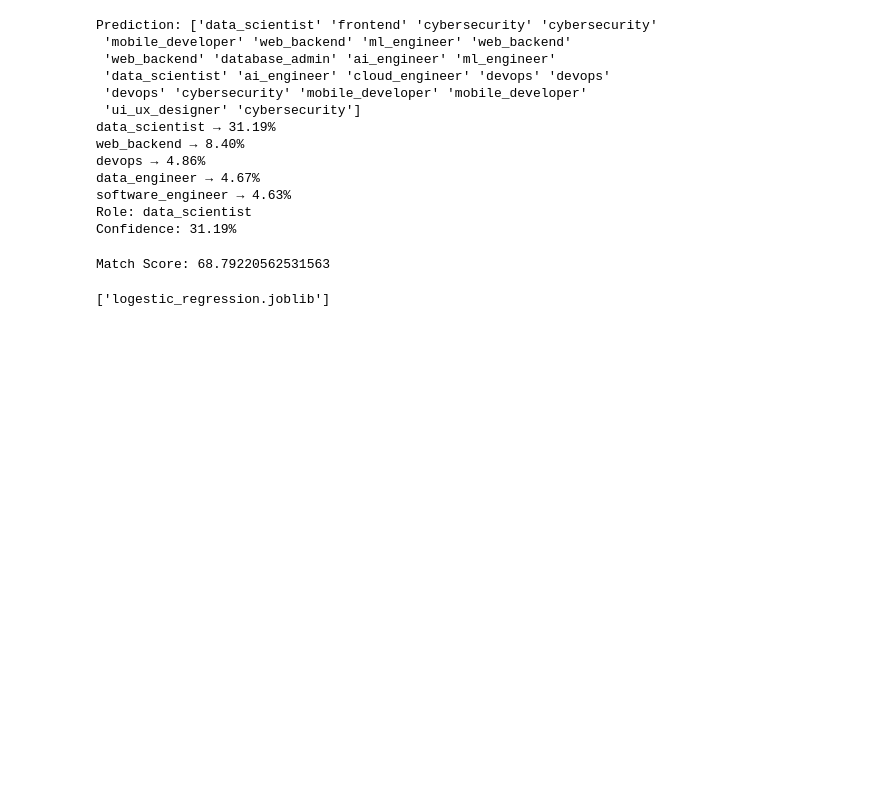
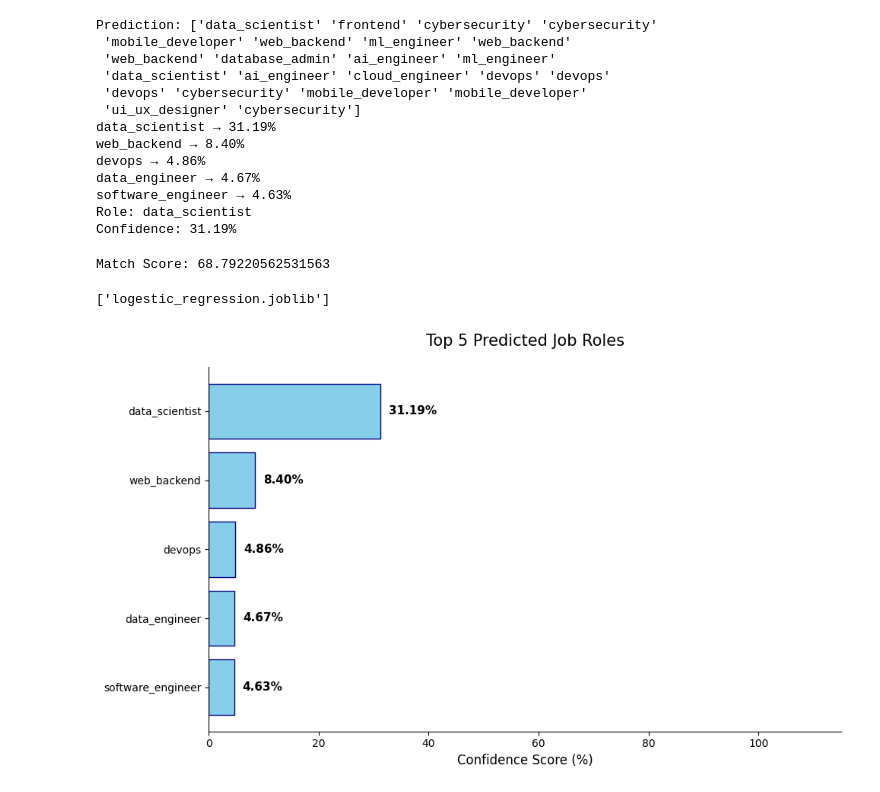
Before and after one commit to MAHESH-YALIGAR/ResumeIQ-Analyzer, a Jupyter notebook: resume.ipynb, the cells around one changed output. Drawn from its saved outputs; the diff is of its cells as text; code cells hidden in the pictures; blank space fills up the shorter version.

```diff
--- a/resume.ipynb
+++ b/resume.ipynb
@@ -269,11 +269,14 @@ predicted_role = model.classes_[predicted_role_index]
 
 confidence_score = probabilities[0][predicted_role_index] * 100
 probs = probabilities[0]
-
+matching_data=[]
 top_indices = np.argsort(probs)[::-1]   # highest → lowest
 for i in top_indices[:5]:
     role = model.classes_[i]
     score = probs[i] * 100
+    # matching_data.append()
+    matching_data.append((role, score))
+
     print(f"{role} → {score:.2f}%")
 print(f"Role: {predicted_role}")
 print(f"Confidence: {confidence_score:.2f}%")
@@ -304,6 +307,38 @@ joblib.dump(vectorize, 'vectorizer.joblib')
 joblib.dump(model, 'logestic_regression.joblib')
 # %% [output]
 ['logestic_regression.joblib']
+# %%
+import matplotlib.pyplot as plt
+
+# 1. Prepare data (Assuming matching_data = [('Role A', 85.5), ('Role B', 10.2), ...])
+# Unpack the list of tuples into two separate lists
+# def chart(matching_data):
+roles, scores = zip(*matching_data)
+
+# 2. Create the figure and axis
+fig, ax = plt.subplots(figsize=(10, 6))
+
+# 3. Create horizontal bars
+# Inverting the axis shows the highest score at the top
+ax.invert_yaxis()
+bars = ax.barh(roles, scores, color='skyblue', edgecolor='navy')
+
+# 4. Add percentage labels to the end of each bar
+# The bar_label function automatically formats the scores
+ax.bar_label(bars, fmt='%.2f%%', padding=8, fontsize=11, fontweight='bold')
+
+# 5. Styling the chart
+ax.set_xlim(0, 115)  # Extra space for the text labels
+ax.set_xlabel('Confidence Score (%)', fontsize=12)
+ax.set_title('Top 5 Predicted Job Roles', fontsize=15, pad=20)
+
+# Remove top and right spines for a modern "dashboard" look
+ax.spines[['top', 'right']].set_visible(False)
+
+plt.tight_layout()
+plt.show()
+# %% [output]
+[figure, added]
 # %%
 # missing_skills = set(job_skills) - set(resume_skills)
 
```
Also changed, not shown: 6 other files.
